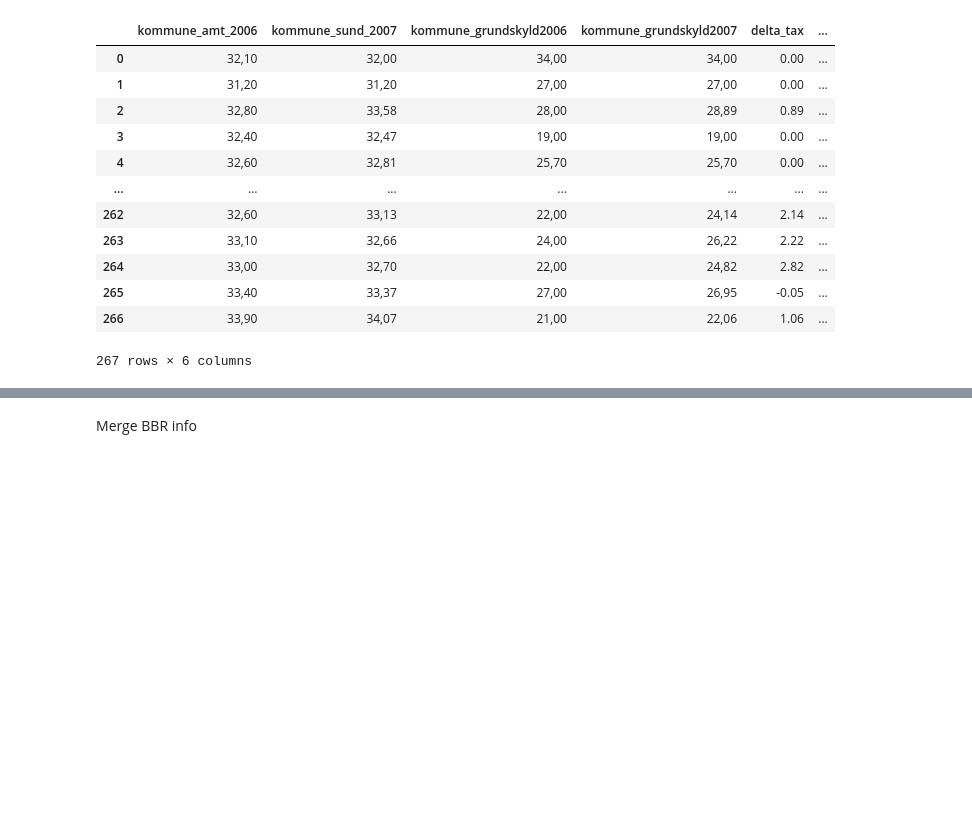
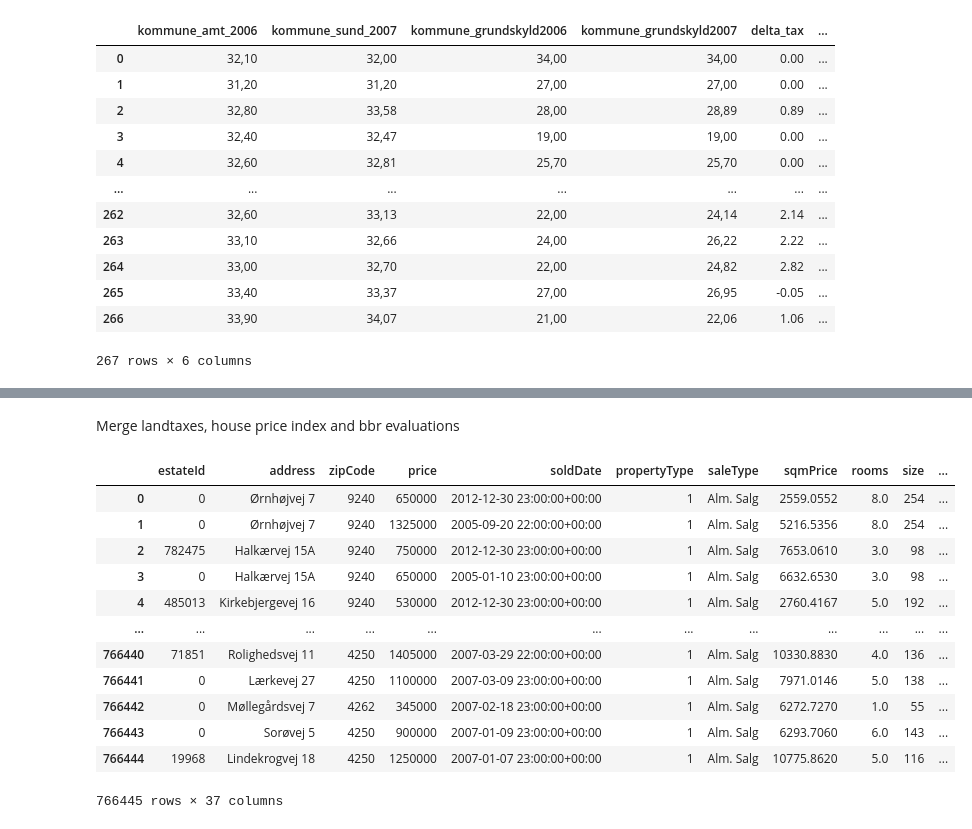
Before and after one commit to jorgenhost/No_taxation_without_capitalization, a Jupyter notebook: main.ipynb, the cells around one changed output, grey strips where cells are left out. Cells and saved outputs as stored; diff of their text form; code cells hidden in the pictures; blank space fills up the shorter version.

```diff
--- a/main.ipynb
+++ b/main.ipynb
@@ -207,6 +204,22 @@ Merge landtaxes and house prices by region
+# %% [markdown]
+Merge landtaxes, house price index and bbr evaluations
 # %%
 df_merged = pd.DataFrame(gdf_merge)
 df_merged_index = pd.merge(df_merged, house_price_index, left_on=['time_q', 'region'], right_on=['time_q', 'region'])
 df_merged_index = pd.merge(df_merged_index, land_taxes, left_on=['kommune_old'], right_on=['kommune_old'])
+df_merged_index = pd.merge(df_merged_index, property_evals_01, left_on=['guid'], right_on=['guid'])
+df_merged_index
+# %% [output]
+|  | estateId | address | zipCode | price | soldDate | propertyType | saleType | sqmPrice | rooms | size | ... |
+| 0 | 0 | Ørnhøjvej 7 | 9240 | 650000 | 2012-12-30 23:00:00+00:00 | 1 | Alm. Salg | 2559.0552 | 8.0 | 254 | ... |
+| 1 | 0 | Ørnhøjvej 7 | 9240 | 1325000 | 2005-09-20 22:00:00+00:00 | 1 | Alm. Salg | 5216.5356 | 8.0 | 254 | ... |
+| 2 | 782475 | Halkærvej 15A | 9240 | 750000 | 2012-12-30 23:00:00+00:00 | 1 | Alm. Salg | 7653.0610 | 3.0 | 98 | ... |
+| 3 | 0 | Halkærvej 15A | 9240 | 650000 | 2005-01-10 23:00:00+00:00 | 1 | Alm. Salg | 6632.6530 | 3.0 | 98 | ... |
+| 4 | 485013 | Kirkebjergevej 16 | 9240 | 530000 | 2012-12-30 23:00:00+00:00 | 1 | Alm. Salg | 2760.4167 | 5.0 | 192 | ... |
+| ... | ... | ... | ... | ... | ... | ... | ... | ... | ... | ... | ... |
+| 766440 | 71851 | Rolighedsvej 11 | 4250 | 1405000 | 2007-03-29 22:00:00+00:00 | 1 | Alm. Salg | 10330.8830 | 4.0 | 136 | ... |
+| 766441 | 0 | Lærkevej 27 | 4250 | 1100000 | 2007-03-09 23:00:00+00:00 | 1 | Alm. Salg | 7971.0146 | 5.0 | 138 | ... |
+| 766442 | 0 | Møllegårdsvej 7 | 4262 | 345000 | 2007-02-18 23:00:00+00:00 | 1 | Alm. Salg | 6272.7270 | 1.0 | 55 | ... |
+| 766443 | 0 | Sorøvej 5 | 4250 | 900000 | 2007-01-09 23:00:00+00:00 | 1 | Alm. Salg | 6293.7060 | 6.0 | 143 | ... |
+| 766444 | 19968 | Lindekrogvej 18 | 4250 | 1250000 | 2007-01-07 23:00:00+00:00 | 1 | Alm. Salg | 10775.8620 | 5.0 | 116 | ... |
+766445 rows × 37 columns
-# %% [markdown]
-Merge BBR info
```
Also changed, not shown: parts of 30 cells of this notebook, 4 other files.
